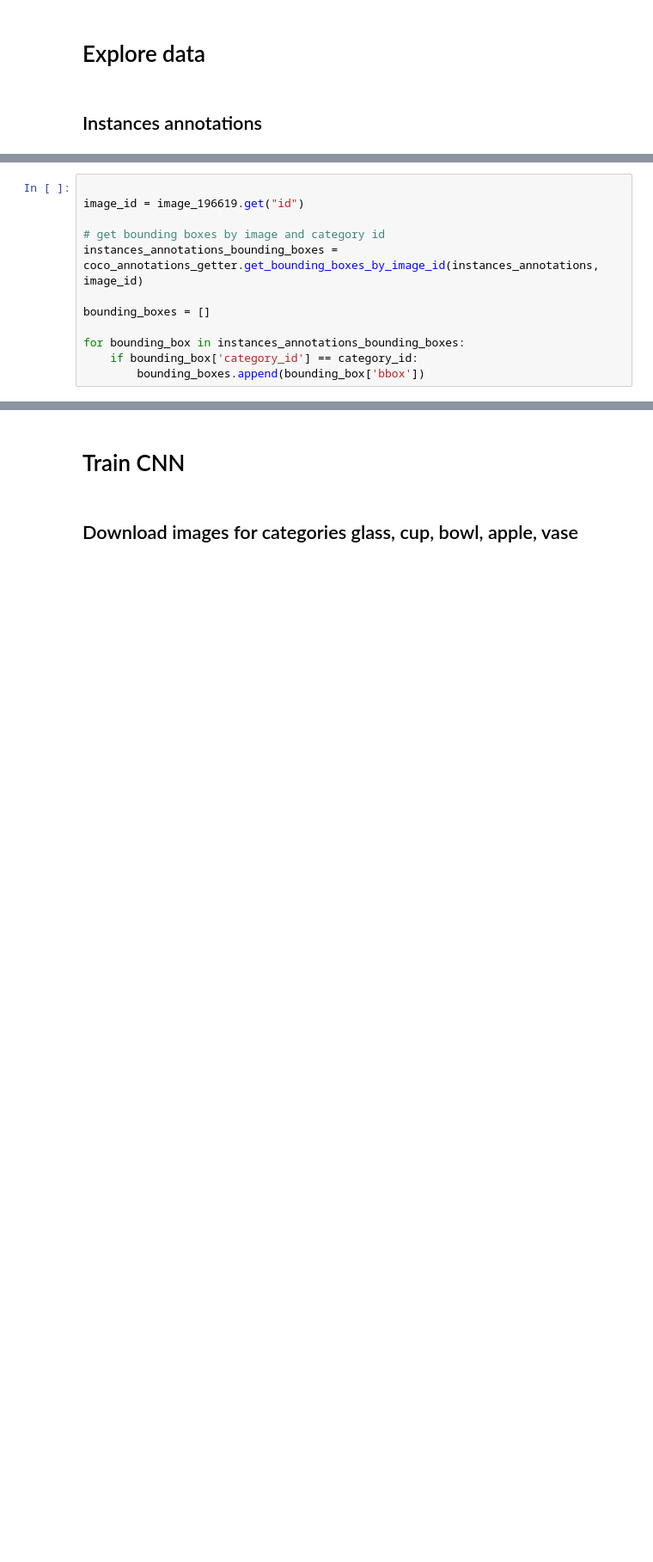
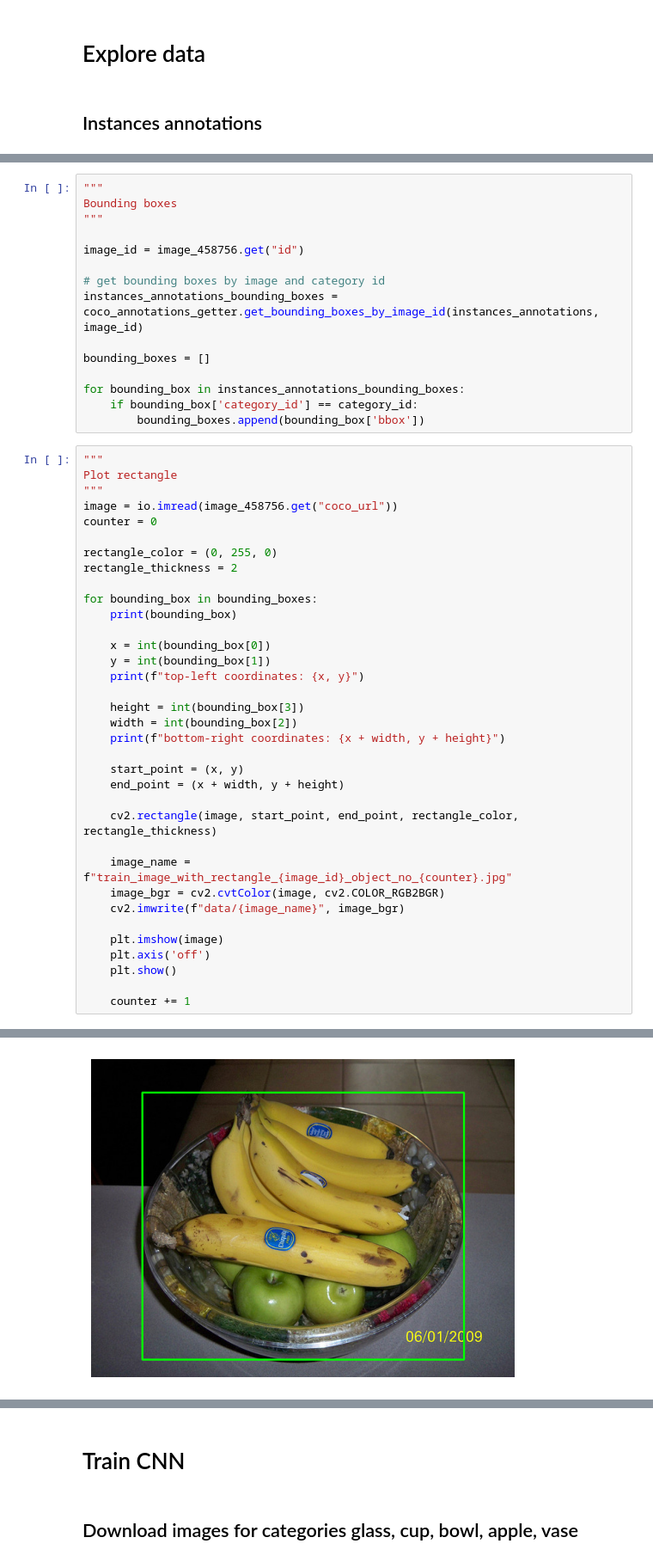
Before and after one commit to NikoletaKocurovaAI/artificial-intelligence, a Jupyter notebook: computer-vision/robot-object-recognition/jupyter-notebooks/object_classification.ipynb, the cells around one changed output, grey strips where cells are left out. Shown at 86% size. Drawn from its saved outputs; the diff is of its cells as text; blank space fills up the shorter version.

```diff
--- a/computer-vision/robot-object-recognition/jupyter-notebooks/object_classification.ipynb
+++ b/computer-vision/robot-object-recognition/jupyter-notebooks/object_classification.ipynb
@@ -222,6 +271,9 @@ coco_annotations_getter.show_image(image_196619.get("coco_url"))
 # %%
+"""
+Bounding boxes
+"""
 
-image_id = image_196619.get("id")
+image_id = image_458756.get("id")
 
 # get bounding boxes by image and category id
 instances_annotations_bounding_boxes = coco_annotations_getter.get_bounding_boxes_by_image_id(instances_annotations, image_id)
@@ -231,3 +283,39 @@ bounding_boxes = []
 for bounding_box in instances_annotations_bounding_boxes:
     if bounding_box['category_id'] == category_id:
         bounding_boxes.append(bounding_box['bbox'])
+# %%
+"""
+Plot rectangle
+"""
+image = io.imread(image_458756.get("coco_url"))
+counter = 0
+
+rectangle_color = (0, 255, 0)
+rectangle_thickness = 2
+
+for bounding_box in bounding_boxes:
+    print(bounding_box)
+
+    x = int(bounding_box[0])
+    y = int(bounding_box[1])
+    print(f"top-left coordinates: {x, y}")
+
+    height = int(bounding_box[3])
+    width = int(bounding_box[2])
+    print(f"bottom-right coordinates: {x + width, y + height}")
+
+    start_point = (x, y)
+    end_point = (x + width, y + height)
+
+    cv2.rectangle(image, start_point, end_point, rectangle_color, rectangle_thickness)
+
+    image_name = f"train_image_with_rectangle_{image_id}_object_no_{counter}.jpg"
+    image_bgr = cv2.cvtColor(image, cv2.COLOR_RGB2BGR)
+    cv2.imwrite(f"data/{image_name}", image_bgr)
+
+    plt.imshow(image)
+    plt.axis('off')
+    plt.show()
+
+    counter += 1
+# %% [output]
@@ -234 +325,2 @@ for bounding_box in instances_annotations_bounding_boxes:
+[figure, added]
 # %%
```
Also changed, not shown: parts of 11 cells of this notebook, 4 other files.
